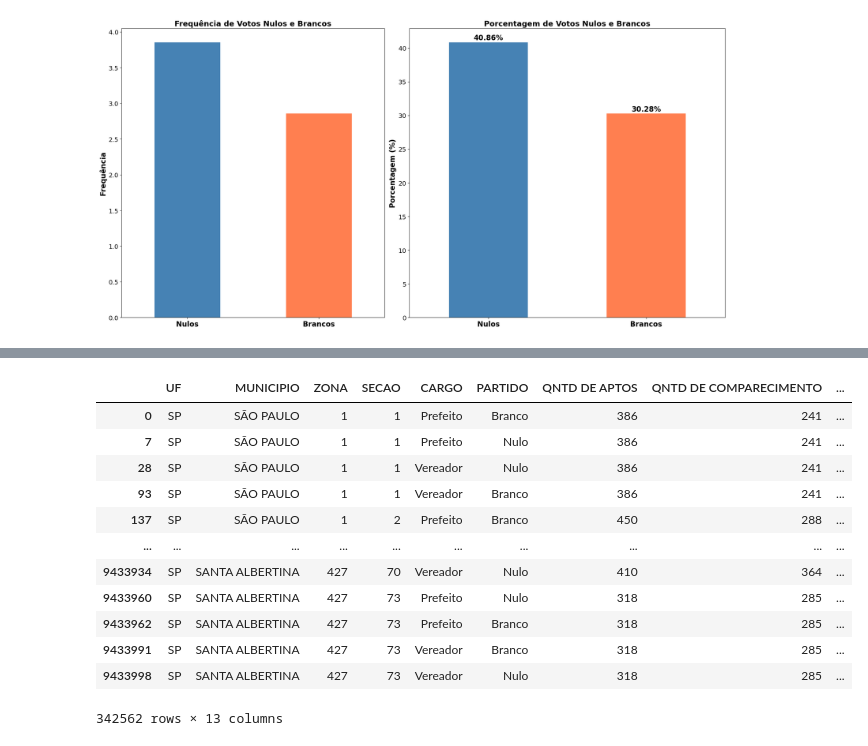
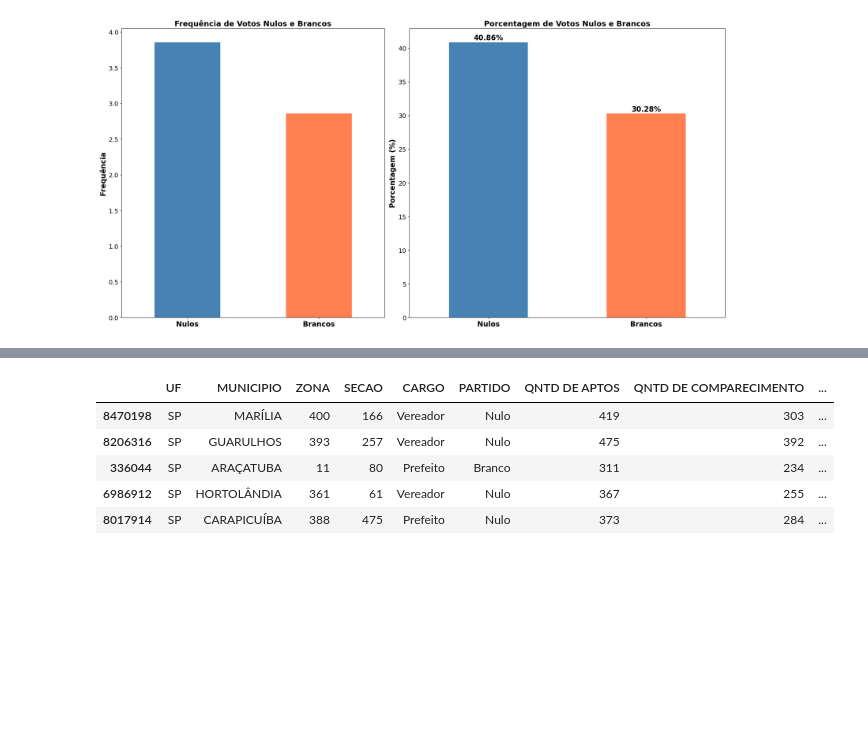
Before and after one commit to gideoni-santos/desafio-RenovaBR, a Jupyter notebook: relatorio.ipynb, the cells around one changed output, grey strips where cells are left out. Drawn from its saved outputs; the diff is of its cells as text; code cells hidden in the pictures; blank space fills up the shorter version.

```diff
--- a/relatorio.ipynb
+++ b/relatorio.ipynb
@@ -1056,21 +1011,14 @@ resultados_clean[['ABSTENCOES', 'MUNICIPIO']].groupby(['MUNICIPIO']).sum().sort_
 # %%
-#Filtrando e criando DataFrame apenas com votos nulos e brancos
+#Filtrando e criando DataFrame apenas com votos nulos e brancos - MUDAR PARA ETAPA DE TRATAMENTO
 filtro_nulos_brancos = resultados_clean['TIPO DE VOTO'].isin(['Nulo', 'Branco'])
 resultados_nulos_brancos = resultados_clean[filtro_nulos_brancos]
 
-resultados_nulos_brancos
+resultados_nulos_brancos.sample(5)
 # %% [output]
 |  | UF | MUNICIPIO | ZONA | SECAO | CARGO | PARTIDO | QNTD DE APTOS | QNTD DE COMPARECIMENTO | ... |
-| 0 | SP | SÃO PAULO | 1 | 1 | Prefeito | Branco | 386 | 241 | ... |
-| 7 | SP | SÃO PAULO | 1 | 1 | Prefeito | Nulo | 386 | 241 | ... |
-| 28 | SP | SÃO PAULO | 1 | 1 | Vereador | Nulo | 386 | 241 | ... |
-| 93 | SP | SÃO PAULO | 1 | 1 | Vereador | Branco | 386 | 241 | ... |
-| 137 | SP | SÃO PAULO | 1 | 2 | Prefeito | Branco | 450 | 288 | ... |
-| ... | ... | ... | ... | ... | ... | ... | ... | ... | ... |
-| 9433934 | SP | SANTA ALBERTINA | 427 | 70 | Vereador | Nulo | 410 | 364 | ... |
-| 9433960 | SP | SANTA ALBERTINA | 427 | 73 | Prefeito | Nulo | 318 | 285 | ... |
-| 9433962 | SP | SANTA ALBERTINA | 427 | 73 | Prefeito | Branco | 318 | 285 | ... |
-| 9433991 | SP | SANTA ALBERTINA | 427 | 73 | Vereador | Branco | 318 | 285 | ... |
-| 9433998 | SP | SANTA ALBERTINA | 427 | 73 | Vereador | Nulo | 318 | 285 | ... |
+| 8470198 | SP | MARÍLIA | 400 | 166 | Vereador | Nulo | 419 | 303 | ... |
+| 8206316 | SP | GUARULHOS | 393 | 257 | Vereador | Nulo | 475 | 392 | ... |
+| 336044 | SP | ARAÇATUBA | 11 | 80 | Prefeito | Branco | 311 | 234 | ... |
+| 6986912 | SP | HORTOLÂNDIA | 361 | 61 | Vereador | Nulo | 367 | 255 | ... |
+| 8017914 | SP | CARAPICUÍBA | 388 | 475 | Prefeito | Nulo | 373 | 284 | ... |
-342562 rows × 13 columns
 # %%
```
Also changed, not shown: parts of 25 cells of this notebook.
